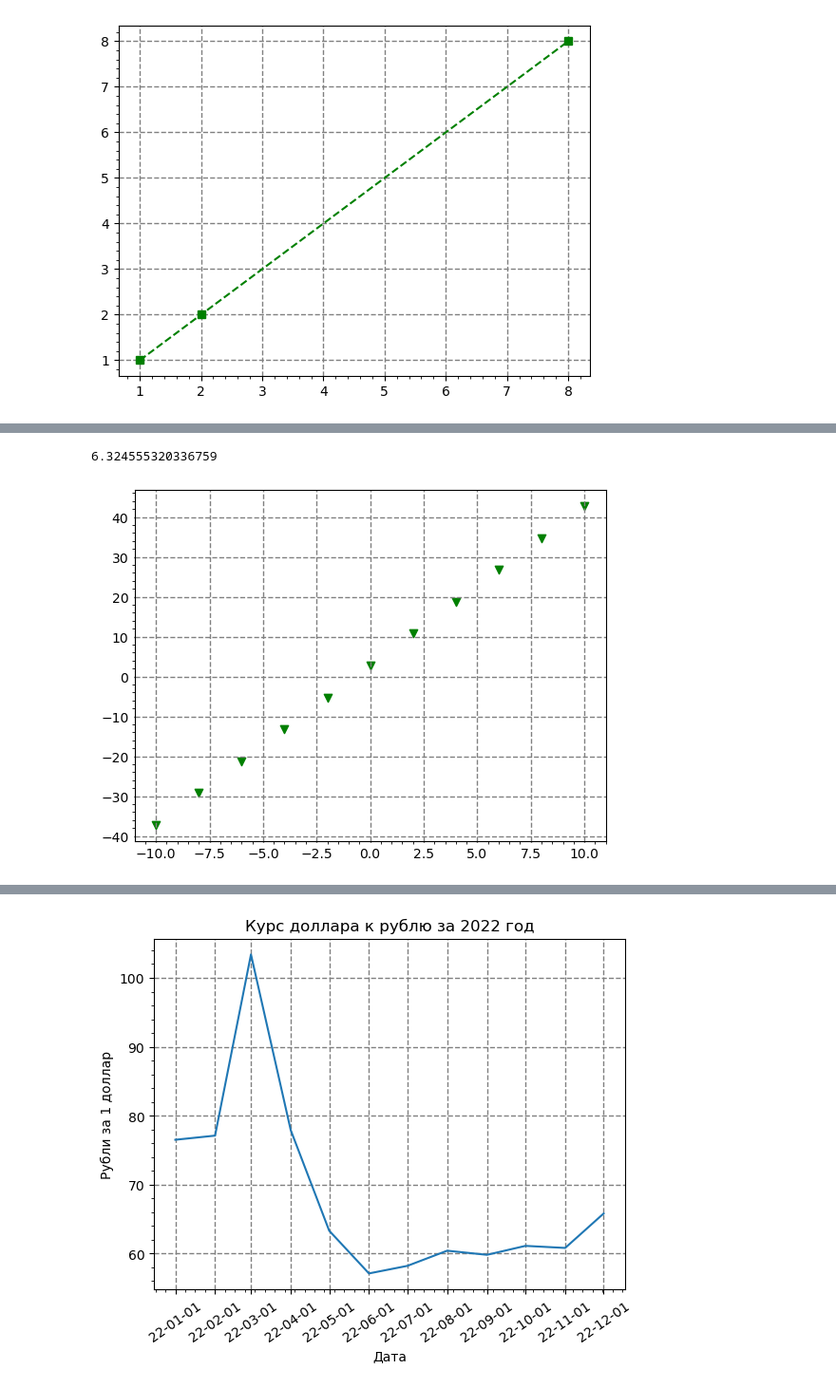
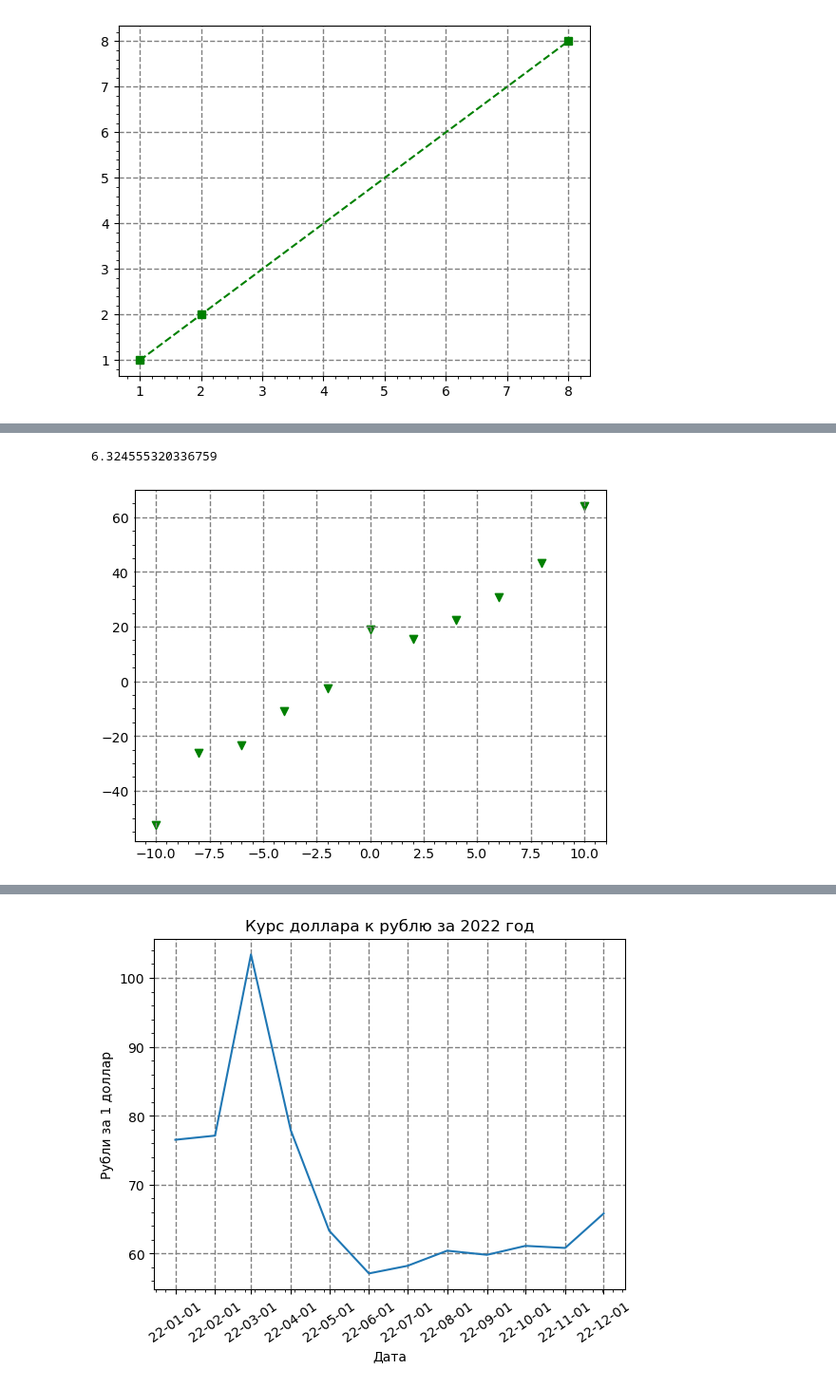
Before and after one commit to ILawrance/PythonLaba5, a Jupyter notebook: visual.ipynb, the cells around one changed output, grey strips where cells are left out. Shown at 95% size. Saved outputs shown, nothing was run; the diff lists cells and outputs as text; code cells hidden in the pictures.

```diff
--- a/visual.ipynb
+++ b/visual.ipynb
@@ -18,13 +18,13 @@ plt.show()
 # %% [output]
 [figure]
 # %%
-z = np.arange(-10,11,2)
-a = rd.randint(-5,5)
-b = rd.randint(-5,5)
-v = a*z+b
+axis_X = np.arange(-10,11,2)
+factor_A = rd.randint(1,10)
+factor_B = rd.randint(1,10)
+axis_Y = factor_A * axis_X + factor_B
 plt.grid(linewidth = 1, color = 'gray', linestyle = '--')
 plt.tick_params(length=8, width=2)
 plt.minorticks_on()
-plt.plot(z,v, 'r--s')
+plt.plot(axis_X, axis_Y, 'r--s')
 plt.show()
 # %% [output]
@@ -32,27 +32,17 @@ plt.show()
 # %%
-summ_Elements=0
-count=0
-for i in z:
-    summ_Elements+=i
-    count+=1
-sred = summ_Elements/count
-
-sred = st.mean(z)
-standrtOtkl = z.std()
+standrtOtkl = axis_X.std()
 print(standrtOtkl)
 
-E = rd.normalvariate(sred, standrtOtkl)
-w = a*z+b+E
+factor_E = np.random.normal(0, standrtOtkl, 11)
+axis_Y2 = factor_A * axis_X + factor_B + factor_E
 plt.grid(linewidth = 1, color = 'gray', linestyle = '--')
 plt.tick_params(length = 1,width = 1)
 plt.minorticks_on()
-
-plt.scatter(z,w, marker='v', c='g')
-
+plt.scatter(axis_X, axis_Y2, marker='v', c='g')
 plt.show()
 # %% [output]
 6.324555320336759
-[figure, old version]
+[figure, new version]
 # %%
 plt.subplot(1,2,1) # (stroki, kolonni, mesto)
 plt.grid(linewidth = 1, color = 'gray', linestyle = '--')
```
Also changed, not shown: parts of 3 cells of this notebook.
